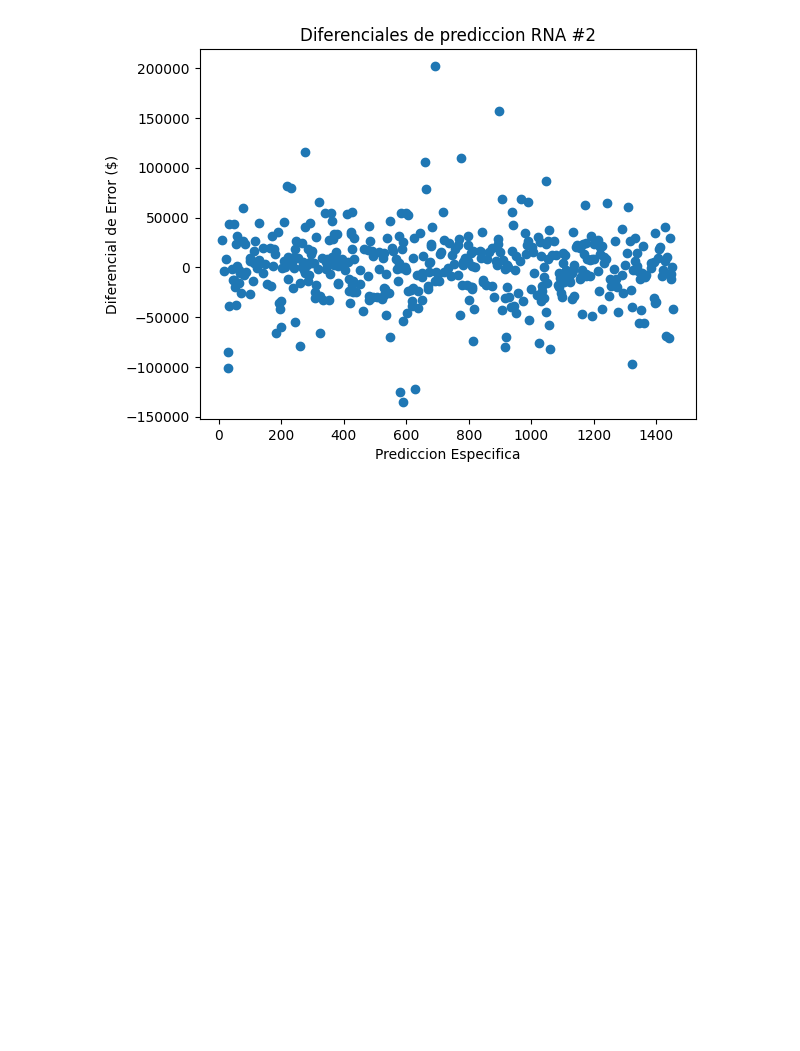
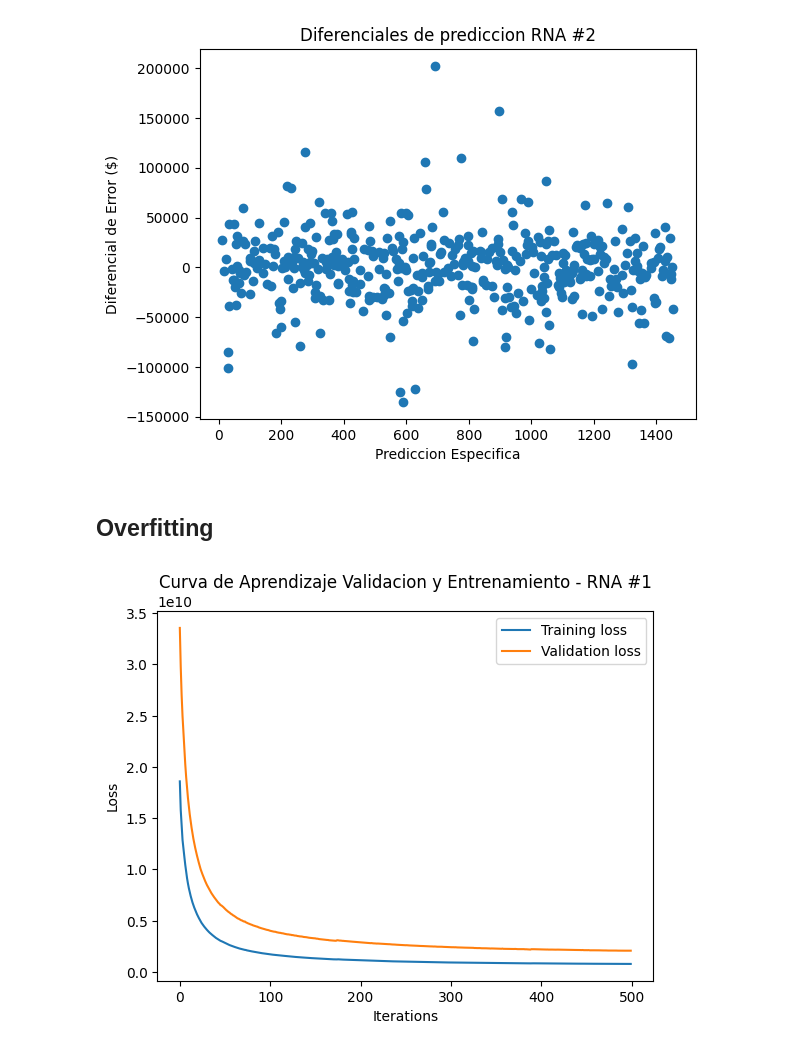
Before and after one commit to DiegoDuaS/RNA, a Jupyter notebook: actividades.ipynb, the cells around one changed output. Cells and saved outputs as stored; diff of their text form; code cells hidden in the pictures; blank space fills up the shorter version.

Commit message:
feat: overfitting analysis

```diff
--- a/actividades.ipynb
+++ b/actividades.ipynb
@@ -518,3 +518,37 @@ MSE: 1211228543.9339483
 RMSE: 34802.708859138365
 R²: 0.8264241517197803
 [figure]
+# %% [markdown]
+## Overfitting
+# %%
+import warnings
+warnings.filterwarnings('ignore')
+
+train_loss = []
+val_loss = []
+nn1_of = make_pipeline(
+    rna_pp,
+    MLPRegressor(
+        hidden_layer_sizes=(128),
+        max_iter=1,
+        warm_start=True, ## Warm Start permite reusar pesos despues de fit
+        activation='tanh',
+        solver='sgd'
+    )
+)
+# Se itera por el numero max de iteraciones que pusimos para este modelo
+for i in range(500):
+    nn1_of.fit(X_train, y_train)
+    train_loss.append(nn1_of.named_steps['mlpregressor'].loss_)
+    val_pred = nn1_of.predict(X_test)
+    val_loss.append(np.mean((val_pred - y_test) ** 2))
+
+plt.plot(train_loss, label="Training loss")
+plt.plot(val_loss, label="Validation loss")
+plt.title("Curva de Aprendizaje Validacion y Entrenamiento - RNA #1")
+plt.xlabel("Iterations")
+plt.ylabel("Loss")
+plt.legend()
+plt.show()
+# %% [output]
+[figure, added]
```
Also changed, not shown: parts of 1 cell of this notebook.
